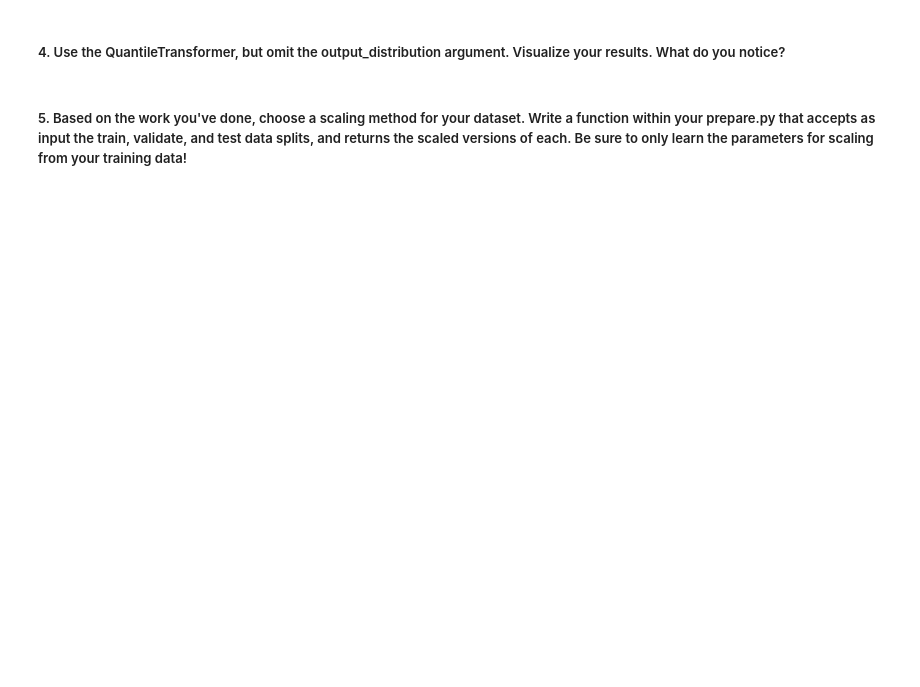
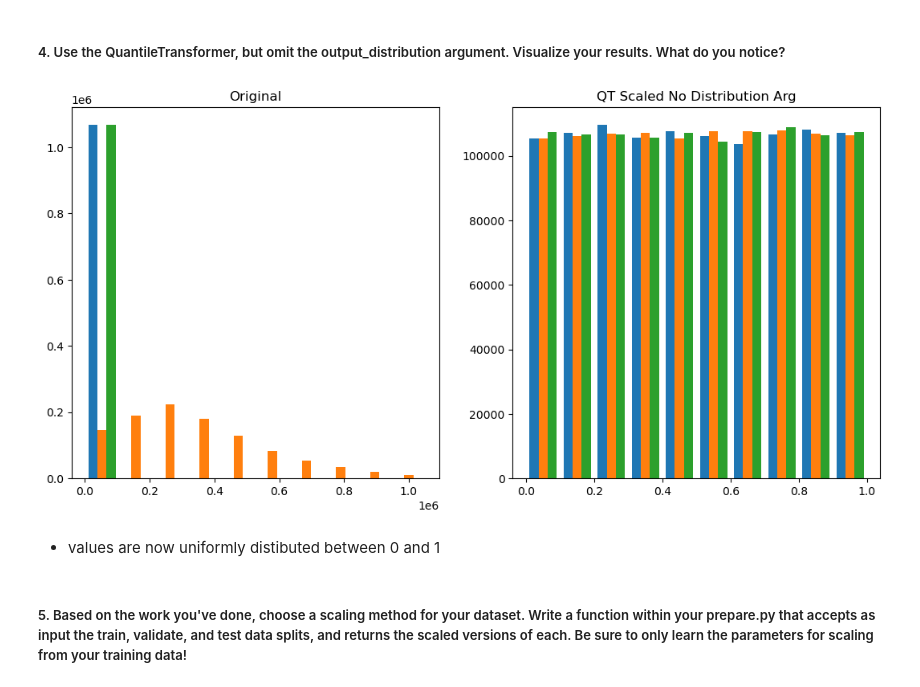
Before and after one commit to corey-baughman/009_regression_exercises, a Jupyter notebook: 0328_scaling.ipynb, the cells around one changed output. Drawn from its saved outputs; the diff is of its cells as text; code cells hidden in the pictures; blank space fills up the shorter version.

```diff
--- a/0328_scaling.ipynb
+++ b/0328_scaling.ipynb
@@ -165,4 +173,21 @@ array([[   944.  , 239885.  ,   4407.69],
 # %% [markdown]
 ##### 4. Use the QuantileTransformer, but omit the output_distribution argument. Visualize your results. What do you notice?
+# %%
+qt2 = QuantileTransformer(random_state=9751)
+# %%
+x1_train_qt2 = qt2.fit_transform(x1_train)
+# %%
+plt.figure(figsize=(13, 6))
+plt.subplot(121)
+plt.hist(x1_train)
+plt.title('Original')
+plt.subplot(122)
+plt.hist(x1_train_qt2)
+plt.title('QT Scaled No Distribution Arg')
+plt.show()
+# %% [output]
+[figure, added]
+# %% [markdown]
+- values are now uniformly distibuted between 0 and 1
 # %% [markdown]
 ##### 5. Based on the work you've done, choose a scaling method for your dataset. Write a function within your prepare.py that accepts as input the train, validate, and test data splits, and returns the scaled versions of each. Be sure to only learn the parameters for scaling from your training data!
```
Also changed, not shown: parts of 11 cells of this notebook, 2 other files.
